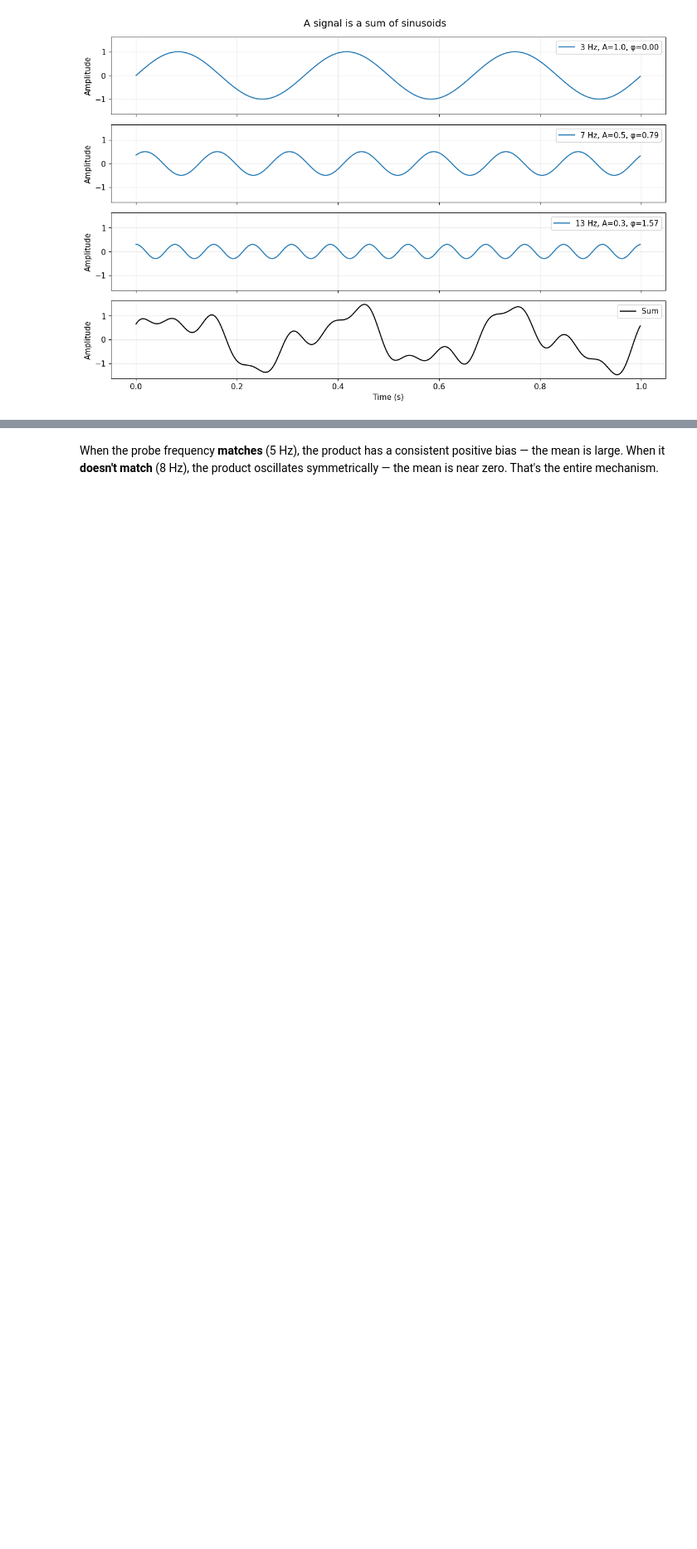
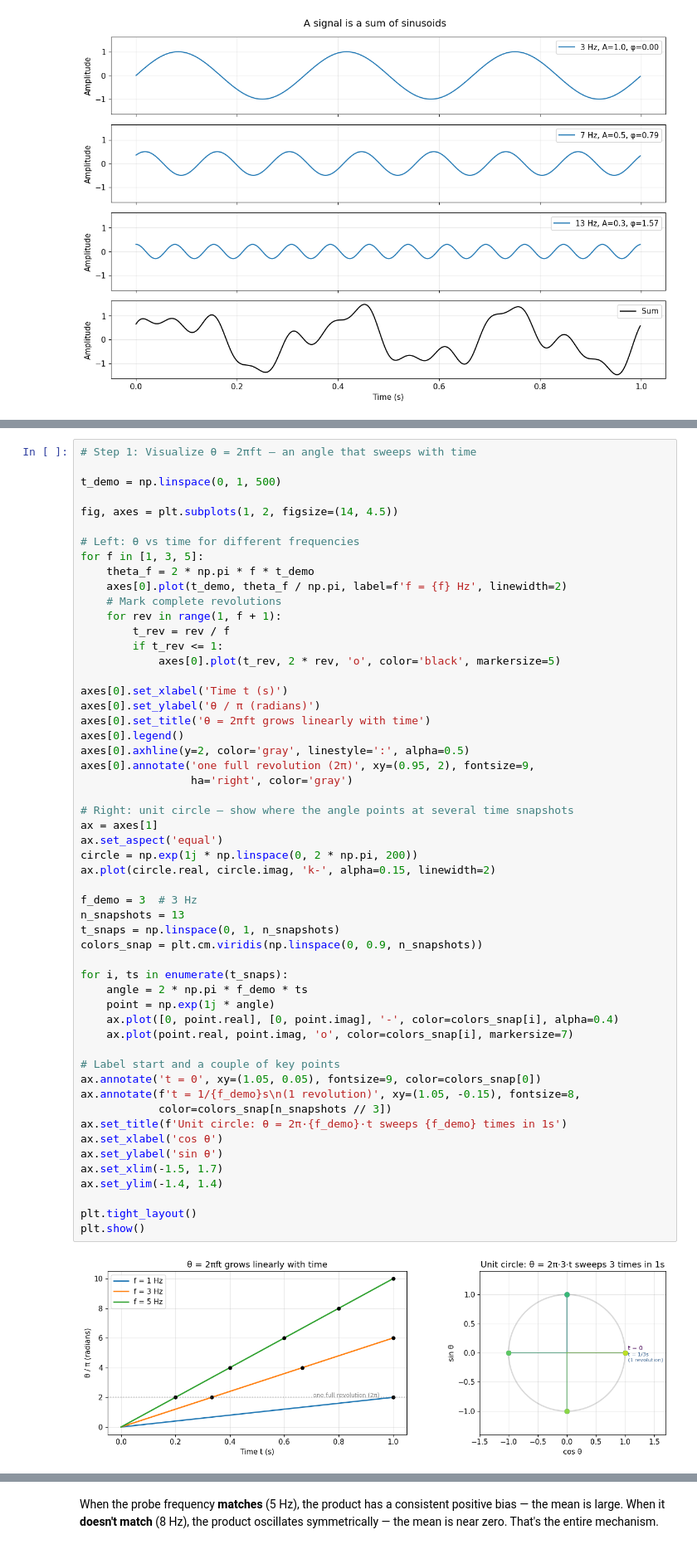
Before and after one commit to dbqpdb/fourier, a Jupyter notebook: fourier_transform.ipynb, the cells around one changed output, grey strips where cells are left out. Shown at 83% size. Cells and saved outputs as stored; diff of their text form; blank space fills up the shorter version.

```diff
--- a/fourier_transform.ipynb
+++ b/fourier_transform.ipynb
@@ -51 +61,57 @@ plt.show()
+# %%
+# Step 1: Visualize θ = 2πft — an angle that sweeps with time
+
+t_demo = np.linspace(0, 1, 500)
+
+fig, axes = plt.subplots(1, 2, figsize=(14, 4.5))
+
+# Left: θ vs time for different frequencies
+for f in [1, 3, 5]:
+    theta_f = 2 * np.pi * f * t_demo
+    axes[0].plot(t_demo, theta_f / np.pi, label=f'f = {f} Hz', linewidth=2)
+    # Mark complete revolutions
+    for rev in range(1, f + 1):
+        t_rev = rev / f
+        if t_rev <= 1:
+            axes[0].plot(t_rev, 2 * rev, 'o', color='black', markersize=5)
+
+axes[0].set_xlabel('Time t (s)')
+axes[0].set_ylabel('θ / π (radians)')
+axes[0].set_title('θ = 2πft grows linearly with time')
+axes[0].legend()
+axes[0].axhline(y=2, color='gray', linestyle=':', alpha=0.5)
+axes[0].annotate('one full revolution (2π)', xy=(0.95, 2), fontsize=9,
+                 ha='right', color='gray')
+
+# Right: unit circle — show where the angle points at several time snapshots
+ax = axes[1]
+ax.set_aspect('equal')
+circle = np.exp(1j * np.linspace(0, 2 * np.pi, 200))
+ax.plot(circle.real, circle.imag, 'k-', alpha=0.15, linewidth=2)
+
+f_demo = 3  # 3 Hz
+n_snapshots = 13
+t_snaps = np.linspace(0, 1, n_snapshots)
+colors_snap = plt.cm.viridis(np.linspace(0, 0.9, n_snapshots))
+
+for i, ts in enumerate(t_snaps):
+    angle = 2 * np.pi * f_demo * ts
+    point = np.exp(1j * angle)
+    ax.plot([0, point.real], [0, point.imag], '-', color=colors_snap[i], alpha=0.4)
+    ax.plot(point.real, point.imag, 'o', color=colors_snap[i], markersize=7)
+
+# Label start and a couple of key points
+ax.annotate('t = 0', xy=(1.05, 0.05), fontsize=9, color=colors_snap[0])
+ax.annotate(f't = 1/{f_demo}s\n(1 revolution)', xy=(1.05, -0.15), fontsize=8,
+            color=colors_snap[n_snapshots // 3])
+ax.set_title(f'Unit circle: θ = 2π·{f_demo}·t sweeps {f_demo} times in 1s')
+ax.set_xlabel('cos θ')
+ax.set_ylabel('sin θ')
+ax.set_xlim(-1.5, 1.7)
+ax.set_ylim(-1.4, 1.4)
+
+plt.tight_layout()
+plt.show()
+# %% [output]
+[figure, added]
 # %% [markdown]
```
Also changed, not shown: parts of 4 cells of this notebook.
